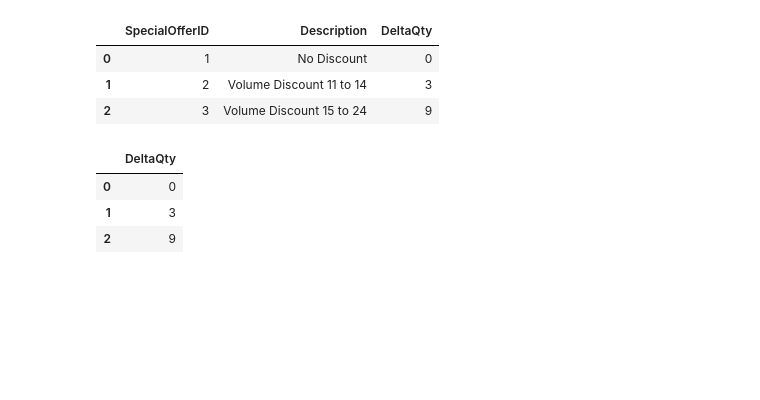
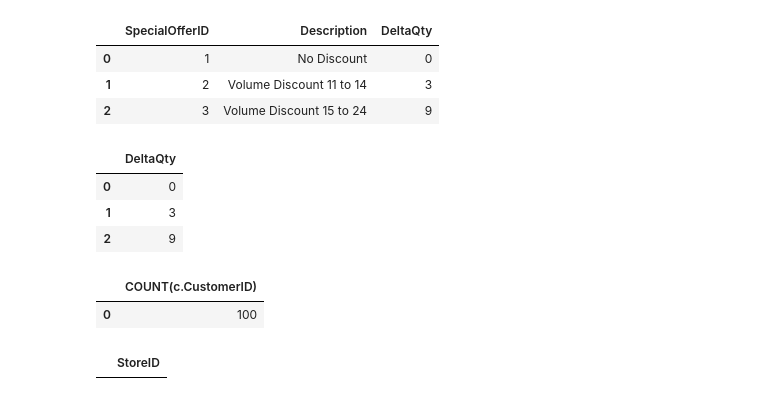
Before and after one commit to N-Alba-DS/sql-dql-portfolio, a Jupyter notebook: tp_1.ipynb, the cells around one changed output. Saved outputs shown, nothing was run; the diff lists cells and outputs as text; code cells hidden in the pictures; blank space fills up the shorter version.

```diff
--- a/tp_1.ipynb
+++ b/tp_1.ipynb
@@ -277,3 +282,36 @@ FROM 'Sales.SpecialOffer' AS so
 | 0 | 0 |
 | 1 | 3 |
 | 2 | 9 |
+# %%
+# Ejercicio 24 - ¿Cuántos clientes están almacenados en la tabla Customers?
+mostrar_query("""
+SELECT COUNT(c.CustomerID)
+FROM 'Sales.Customer' AS c
+""")
+# %% [output]
+|  | COUNT(c.CustomerID) |
+| 0 | 100 |
+# %%
+# Ejercicio 25 (primera parte) - ¿Cuál es la cantidad de clientes por tienda?
+mostrar_query("""
+SELECT c.StoreID, COUNT(c.CustomerID) AS CantidadClientes
+FROM 'Sales.Customer' AS c
+GROUP BY c.StoreID
+""")
+
+# Ejercicio 25 (segunda parte) - ¿Cuál es la cantidad de clientes por territorio?
+mostrar_query("""
+SELECT c.TerritoryID, COUNT(c.CustomerID) AS CantidadClientes
+FROM 'Sales.Customer' AS c
+GROUP BY c.TerritoryID
+""")
+
+# Ejercicio 25 (tercera parte) - ¿Cuáles son las tiendas (su Id) asociadas al territorio Id 4 que tienen menos de 2 clientes?
+mostrar_query("""
+SELECT c.StoreID
+FROM 'Sales.Customer' AS c
+GROUP BY c.StoreID, c.TerritoryID
+HAVING COUNT(c.CustomerID) < 2 AND c.TerritoryID = 4
+""")
+# %% [output]
+|  | StoreID |
```
Also changed, not shown: parts of 23 cells of this notebook.
